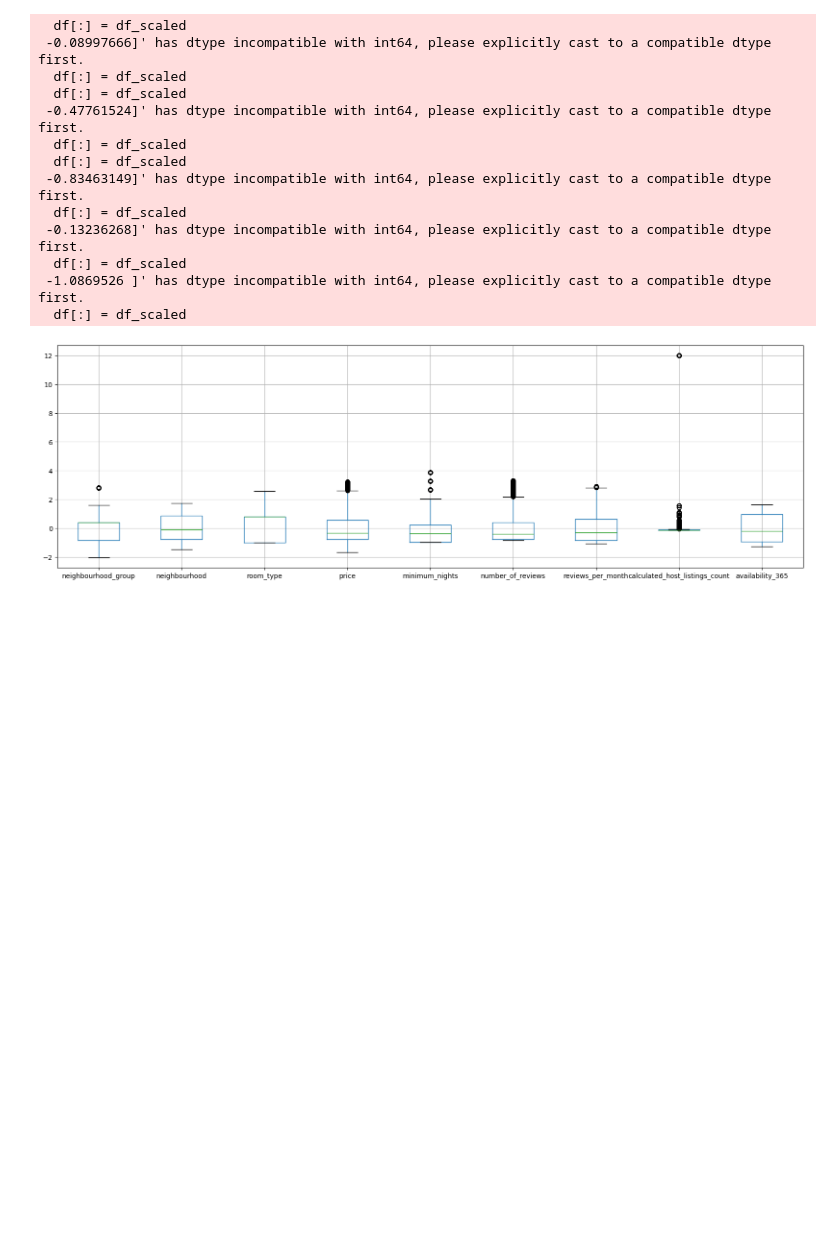
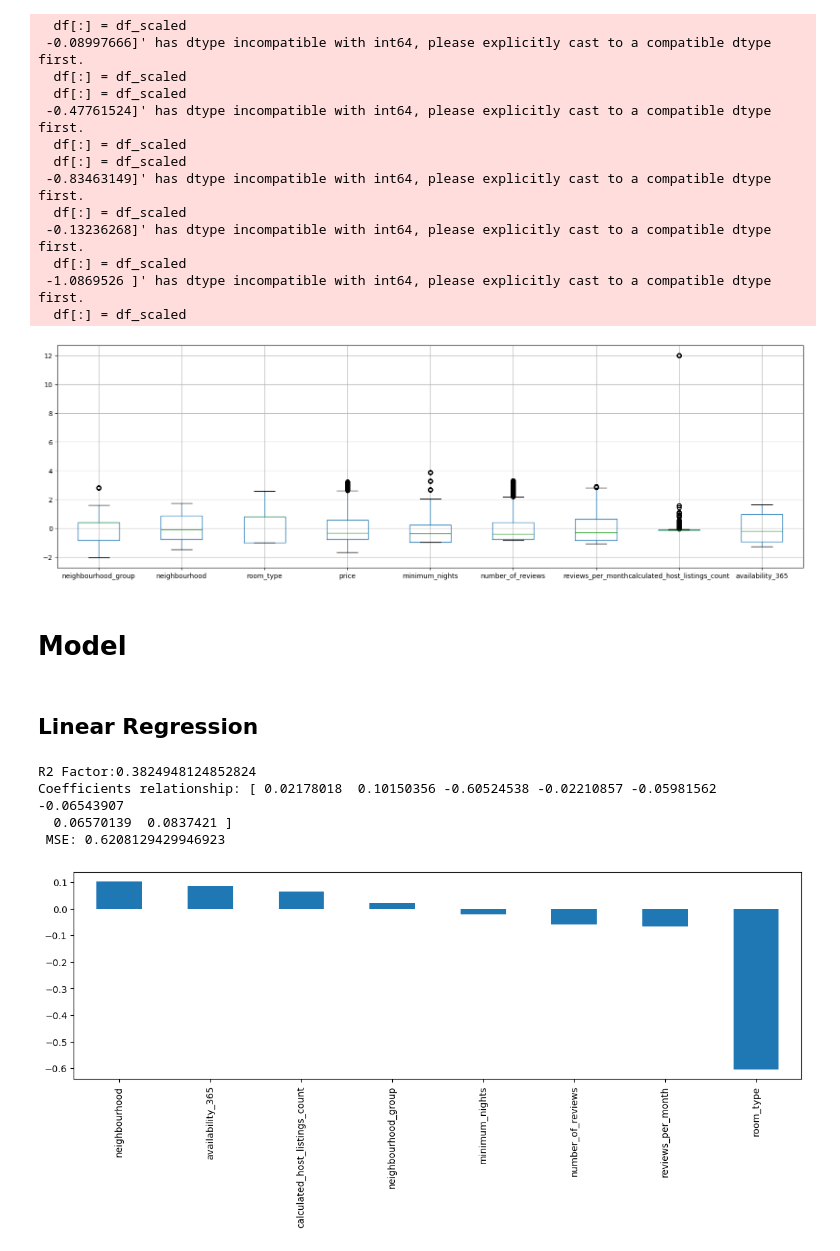
Before and after one commit to anderrow/DataScience, a Jupyter notebook: AIRBNB_Data.ipynb, the cells around one changed output. Saved outputs shown, nothing was run; the diff lists cells and outputs as text; code cells hidden in the pictures; blank space fills up the shorter version.

Commit message:
Machine Learning. Linear Regression, Lasso and Ridge models.

```diff
--- a/AIRBNB_Data.ipynb
+++ b/AIRBNB_Data.ipynb
@@ -205,3 +221,5 @@ df.boxplot(ax=ax)  # Pass the axes to the boxplot function
 plt.show()
 # %% [output]
 [figure]
+# %% [markdown]
+# Model
@@ -207,0 +234,36 @@ plt.show()
+# %% [markdown]
+## Linear Regression
+# %%
+#Define X and y
+
+X = df.drop('price', axis=1) #Erase price column
+y = df['price'] #Target variable
+
+#Split the data. 70% for training and 30% for testing purposes
+X_train, X_test, y_train, y_test = train_test_split(X, y, test_size=0.3, random_state=42)
+
+linreg = LinearRegression() #Instance
+
+linreg.fit(X_train, y_train) #Train model
+
+linreg_y_pred= linreg.predict(X_test)  #Predict data from X_test
+
+linreg_r2 = linreg.score(X_test, y_test) #Calculate R2 factor
+
+linreg_coef = linreg.coef_ #coefficients Relationship between them and the target variable
+
+linreg_mse = mean_squared_error(y_test, linreg_y_pred) #Calculated mean squared error
+
+
+print(f"R2 Factor:{linreg_r2} \nCoefficients relationship: {linreg_coef} \n MSE: {linreg_mse}")
+# %% [output]
+R2 Factor:0.3824948124852824
+Coefficients relationship: [ 0.02178018  0.10150356 -0.60524538 -0.02210857 -0.05981562 -0.06543907
+  0.06570139  0.0837421 ]
+ MSE: 0.6208129429946923
+# %%
+coef_series = pd.Series(linreg_coef, index=X.columns).sort_values(ascending=False).plot.bar(figsize=(14, 4))
+
+plt.show()
+# %% [output]
+[figure, added]
```
Also changed, not shown: parts of 18 cells of this notebook.
